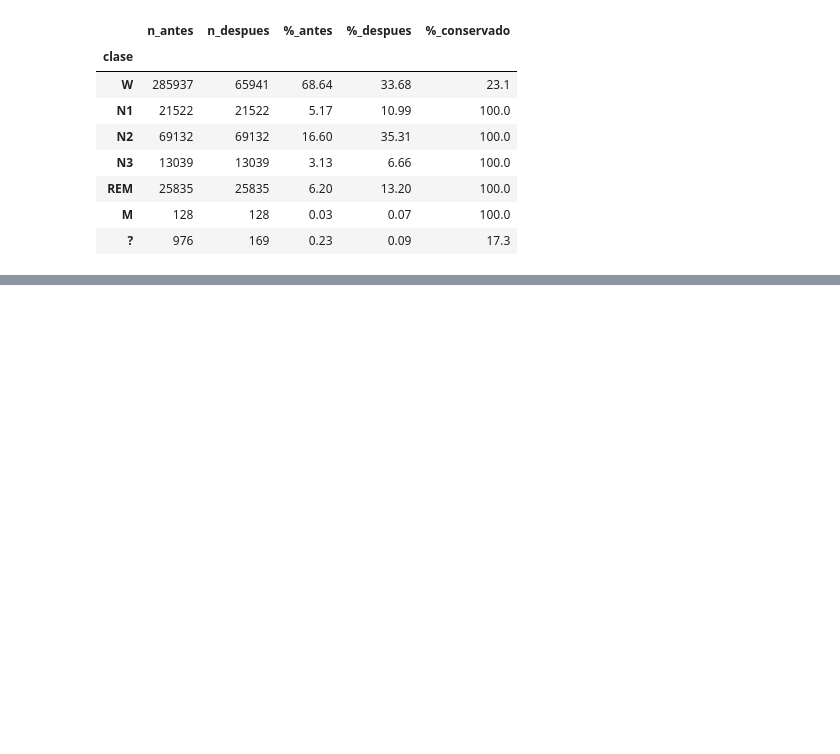
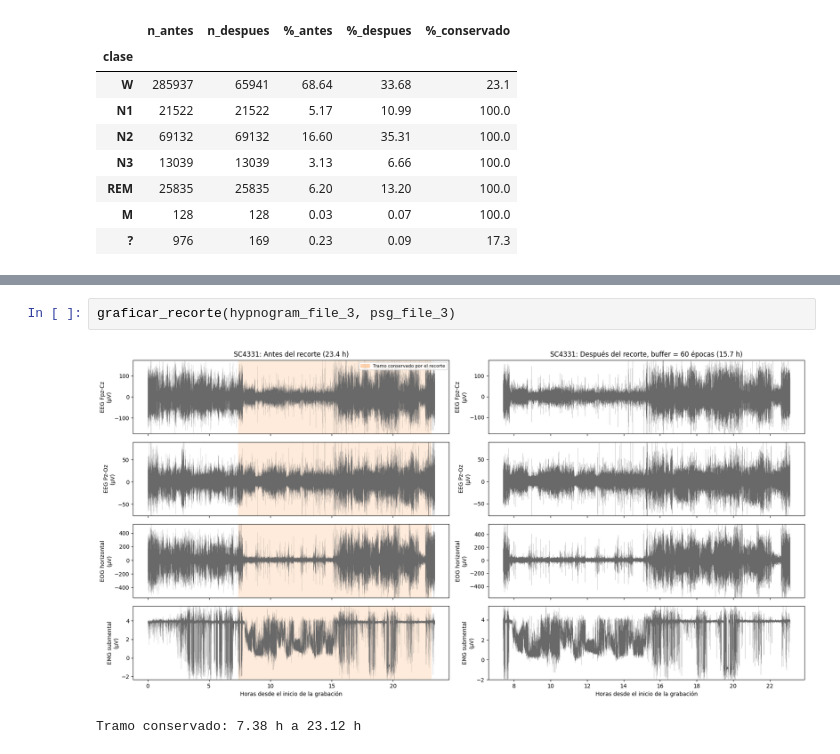
Before and after one commit to dosuna17/proyecto-despliegue-de-soluciones-G10, a Jupyter notebook: notebooks/01_EDA.ipynb, the cells around one changed output, grey strips where cells are left out. Saved outputs shown, nothing was run; the diff lists cells and outputs as text; blank space fills up the shorter version.

```diff
--- a/notebooks/01_EDA.ipynb
+++ b/notebooks/01_EDA.ipynb
@@ -669,0 +744,5 @@ plt.show()
+# %%
+graficar_recorte(hypnogram_file_3, psg_file_3)
+# %% [output]
+[figure, added]
+Tramo conservado: 7.38 h a 23.12 h
```
Also changed, not shown: parts of 6 cells of this notebook.
